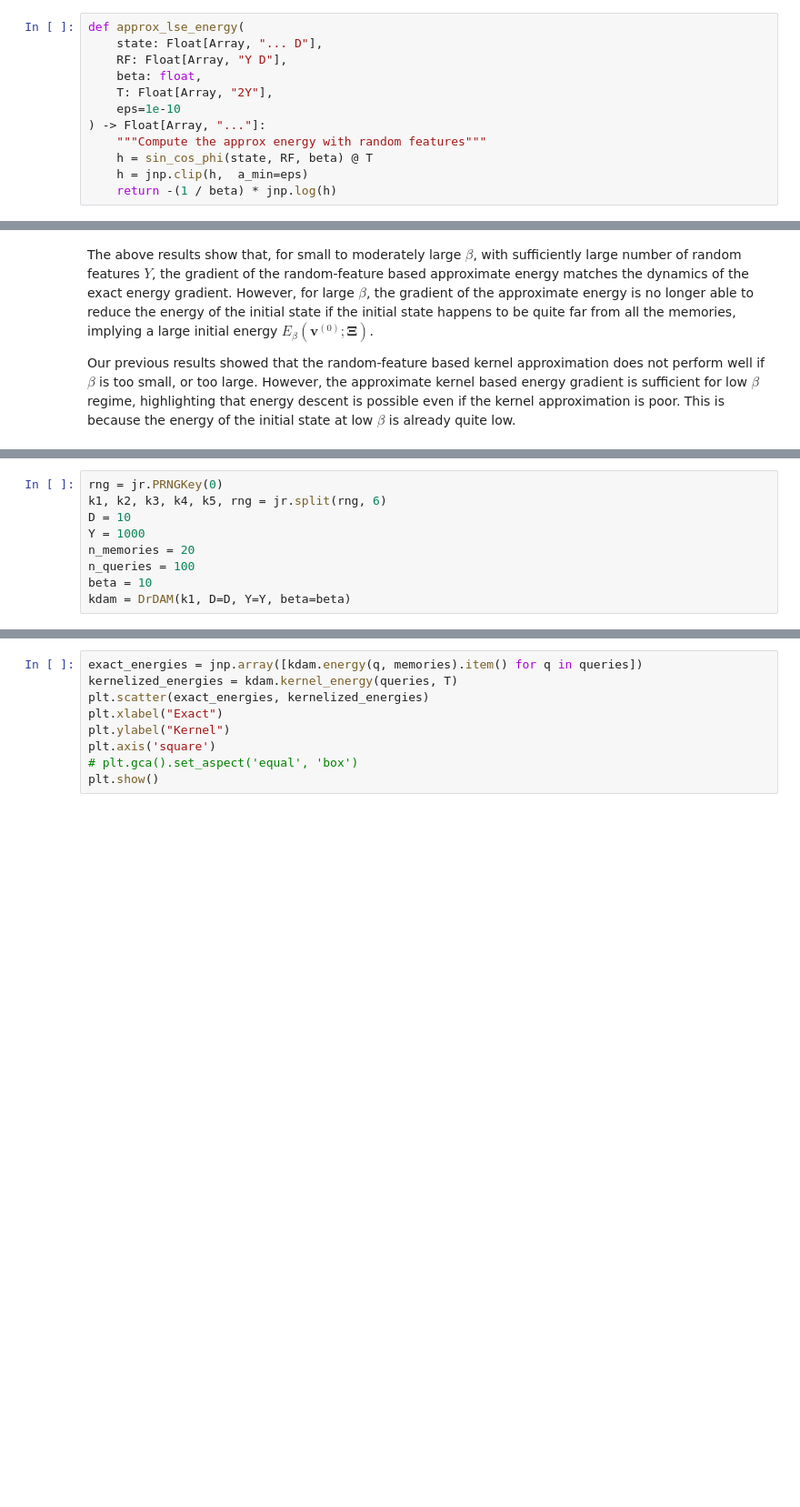
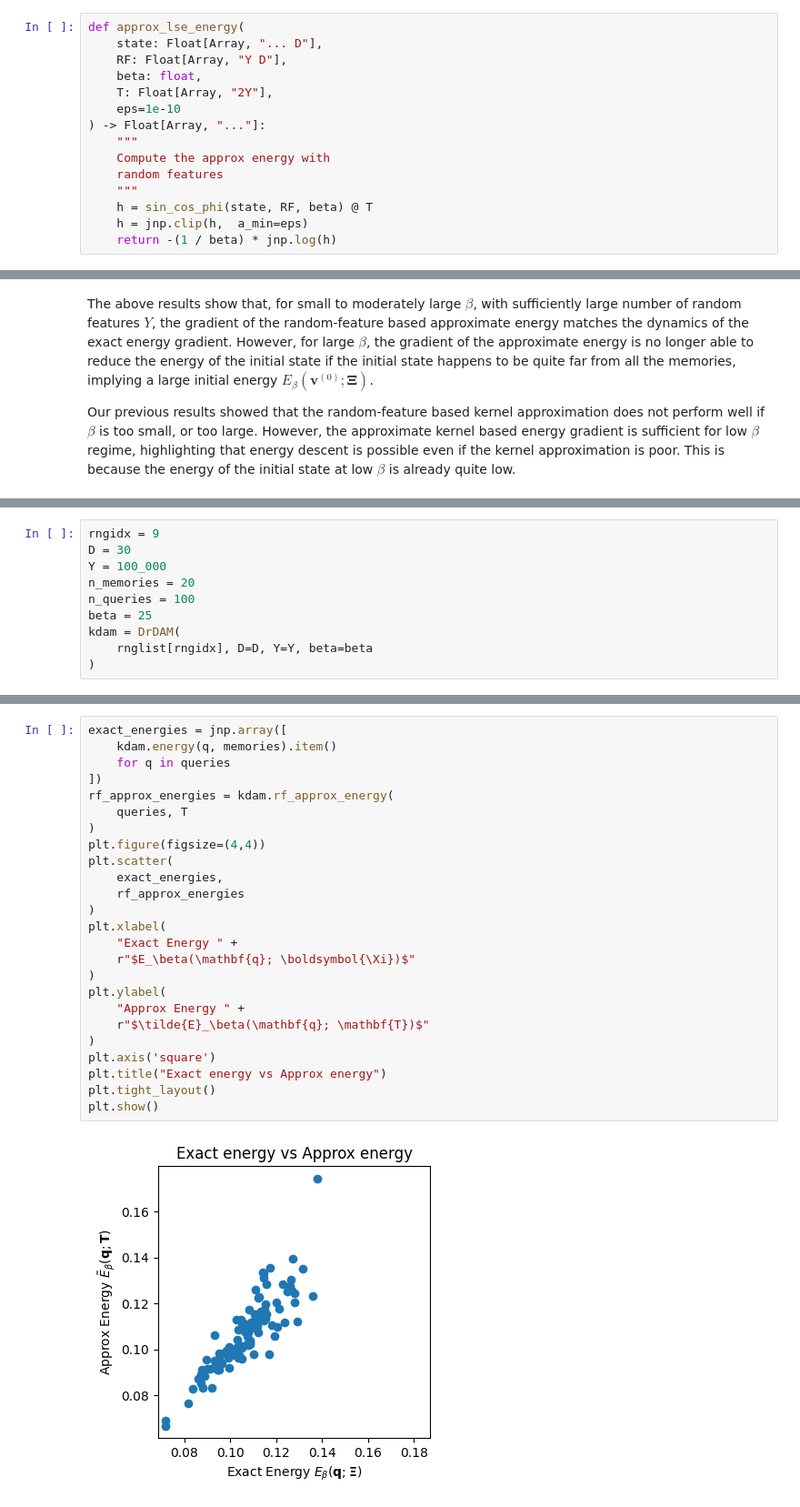
Before and after one commit to bhoov/amtutorial, a Jupyter notebook: nbs/tutorial/03_distributed_memory.ipynb, the cells around one changed output, grey strips where cells are left out. Shown at 91% size. Drawn from its saved outputs; the diff is of its cells as text; blank space fills up the shorter version.

```diff
--- a/nbs/tutorial/03_distributed_memory.ipynb
+++ b/nbs/tutorial/03_distributed_memory.ipynb
@@ -440,7 +498,10 @@ def approx_lse_energy(
     T: Float[Array, "2Y"],
     eps=1e-10
 ) -> Float[Array, "..."]:
-    """Compute the approx energy with random features"""
+    """
+    Compute the approx energy with
+    random features
+    """
     h = sin_cos_phi(state, RF, beta) @ T
     h = jnp.clip(h,  a_min=eps)
     return -(1 / beta) * jnp.log(h)
@@ -705,9 +789,10 @@ class DrDAM:
 # %%
-rng = jr.PRNGKey(0)
-k1, k2, k3, k4, k5, rng = jr.split(rng, 6)
-D = 10
-Y = 1000
+rngidx = 9
+D = 30
+Y = 100_000
 n_memories = 20
 n_queries = 100
-beta = 10
-kdam = DrDAM(k1, D=D, Y=Y, beta=beta)
+beta = 25
+kdam = DrDAM(
+    rnglist[rngidx], D=D, Y=Y, beta=beta
+)
@@ -731,10 +861,28 @@ print(kdam.kernel_energy(x, T))
 # %%
-exact_energies = jnp.array([kdam.energy(q, memories).item() for q in queries])
-kernelized_energies = kdam.kernel_energy(queries, T)
-plt.scatter(exact_energies, kernelized_energies)
-plt.xlabel("Exact")
-plt.ylabel("Kernel")
+exact_energies = jnp.array([
+    kdam.energy(q, memories).item()
+    for q in queries
+])
+rf_approx_energies = kdam.rf_approx_energy(
+    queries, T
+)
+plt.figure(figsize=(4,4))
+plt.scatter(
+    exact_energies,
+    rf_approx_energies
+)
+plt.xlabel(
+    "Exact Energy " +
+    r"$E_\beta(\mathbf{q}; \boldsymbol{\Xi})$"
+)
+plt.ylabel(
+    "Approx Energy " +
+    r"$\tilde{E}_\beta(\mathbf{q}; \mathbf{T})$"
+)
 plt.axis('square')
-# plt.gca().set_aspect('equal', 'box')
+plt.title("Exact energy vs Approx energy")
+plt.tight_layout()
 plt.show()
+# %% [output]
+[figure, added]
 # %%
```
Also changed, not shown: parts of 30 cells of this notebook.
